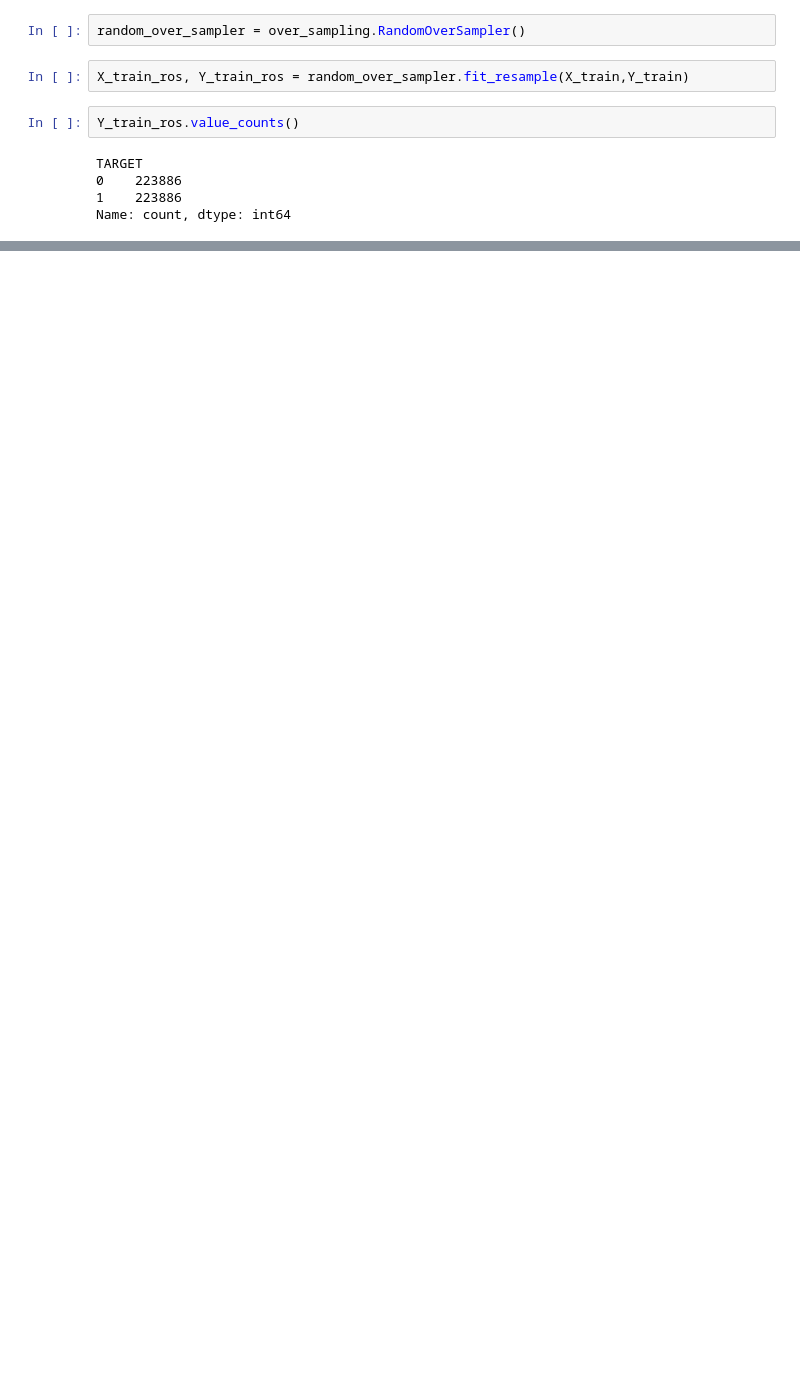
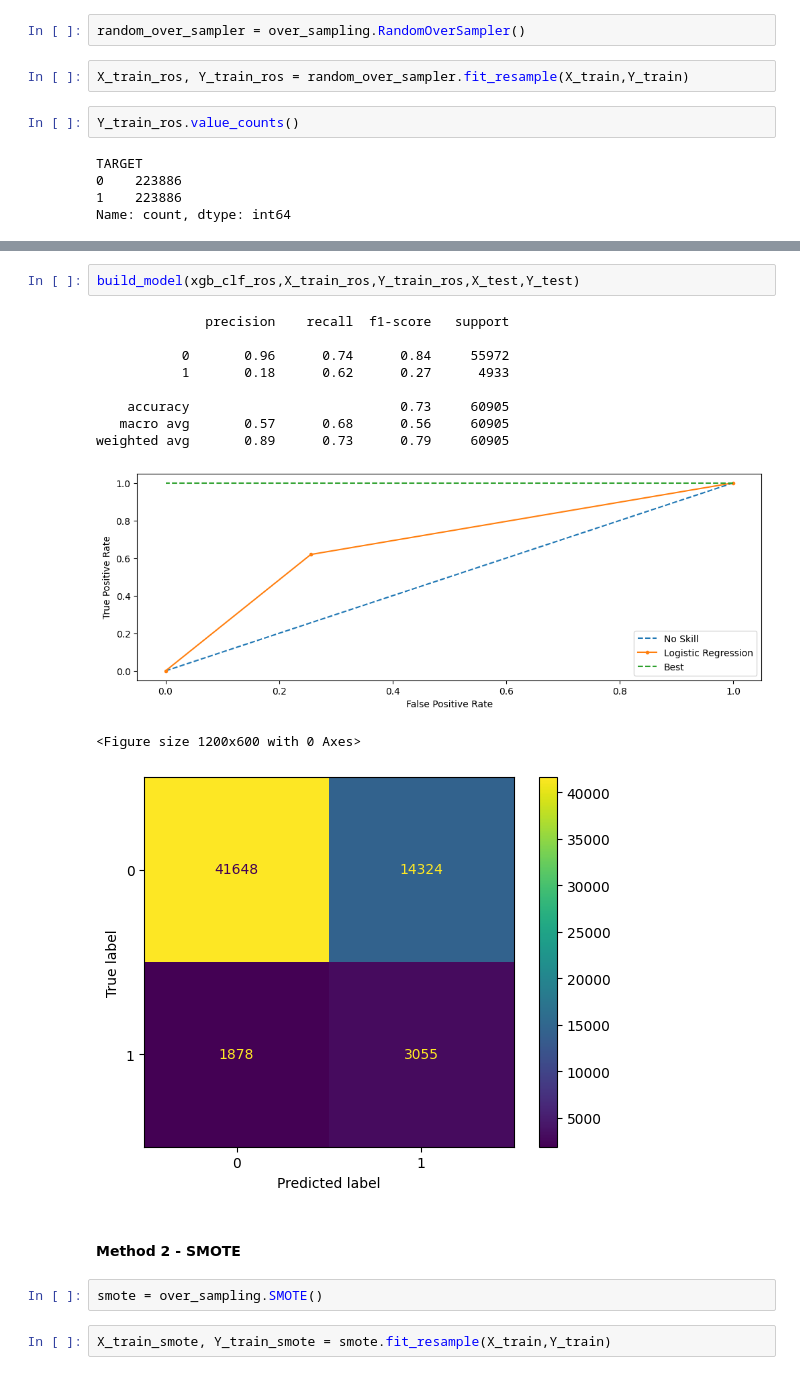
Before and after one commit to Abhijith-Nagarajan/Machine-Learning-Training, a Jupyter notebook: Classification/Loan_Defaulter_Risk_Analytics/loan-defaulter-sampling-modeling.ipynb, the cells around one changed output, grey strips where cells are left out. Cells and saved outputs as stored; diff of their text form; blank space fills up the shorter version.

```diff
--- a/Classification/Loan_Defaulter_Risk_Analytics/loan-defaulter-sampling-modeling.ipynb
+++ b/Classification/Loan_Defaulter_Risk_Analytics/loan-defaulter-sampling-modeling.ipynb
@@ -569,0 +577,20 @@ display_confusion_matrix(Y_test,Y_pred_sampled)
+# %%
+build_model(xgb_clf_ros,X_train_ros,Y_train_ros,X_test,Y_test)
+# %% [output]
+              precision    recall  f1-score   support
+
+           0       0.96      0.74      0.84     55972
+           1       0.18      0.62      0.27      4933
+
+    accuracy                           0.73     60905
+   macro avg       0.57      0.68      0.56     60905
+weighted avg       0.89      0.73      0.79     60905
+[figure, added]
+<Figure size 1200x600 with 0 Axes>
+[figure, added]
+# %% [markdown]
+<h4> Method 2 - SMOTE </h4>
+# %%
+smote = over_sampling.SMOTE()
+# %%
+X_train_smote, Y_train_smote = smote.fit_resample(X_train,Y_train)
```
Also changed, not shown: parts of 58 cells of this notebook.
